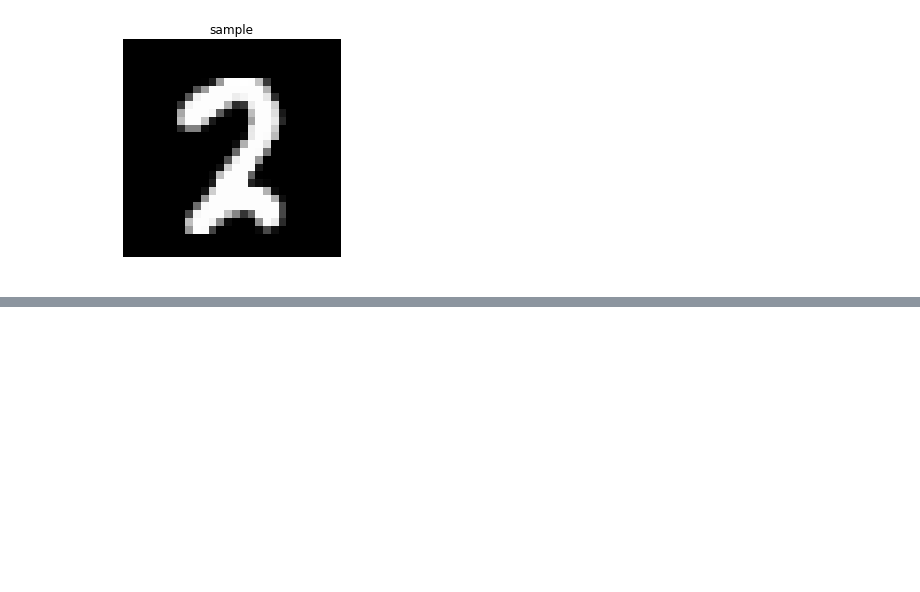
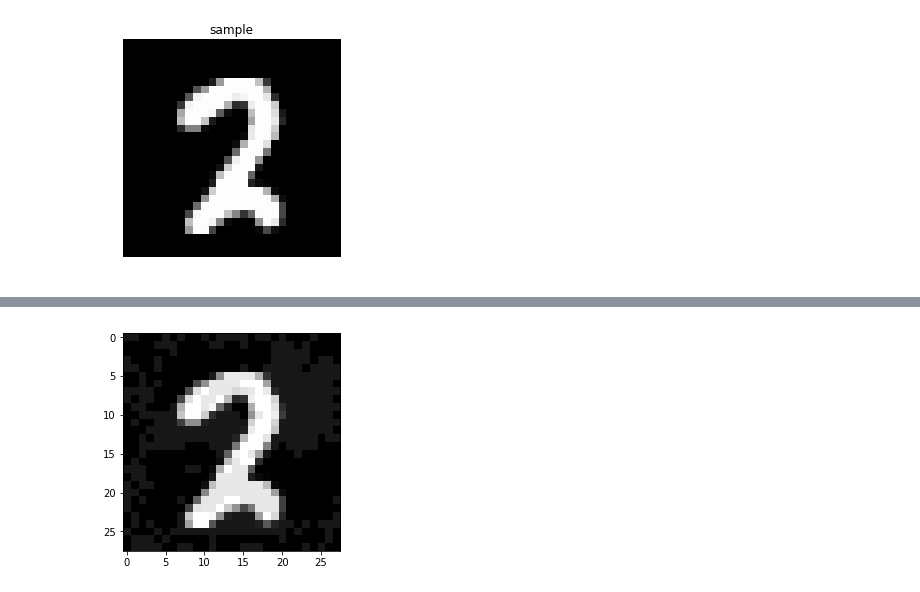
Before and after one commit to VieVie31/cool-papers-in-pytorch, a Jupyter notebook: mnist_attack_demo.ipynb, the cells around one changed output, grey strips where cells are left out. Saved outputs shown, nothing was run; the diff lists cells and outputs as text; code cells hidden in the pictures; blank space fills up the shorter version.

```diff
--- a/mnist_attack_demo.ipynb
+++ b/mnist_attack_demo.ipynb
@@ -239,0 +338,5 @@ for i in range(16):
+# %%
+plt.imshow((x - residual * .05).detach().numpy()[1, 0], cmap='gray')
+plt.show()
+# %% [output]
+[figure, added]
```
Also changed, not shown: parts of 18 cells of this notebook.
